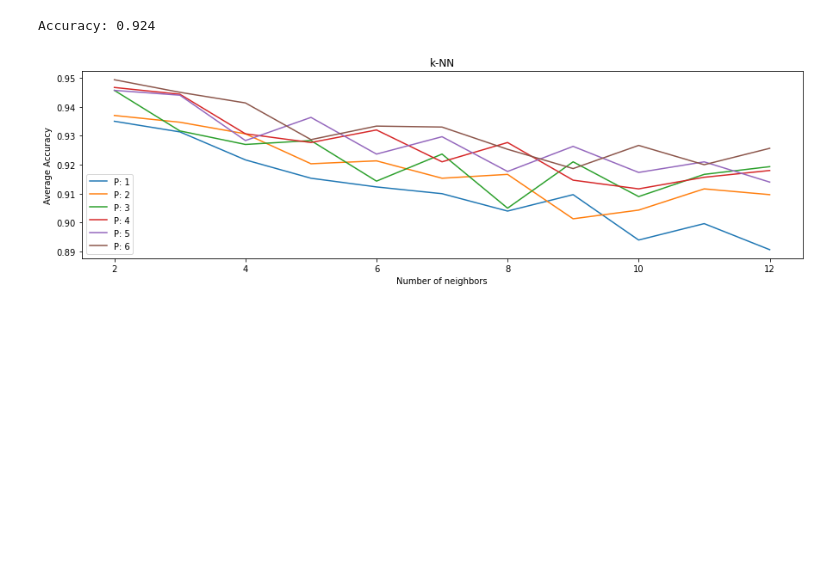
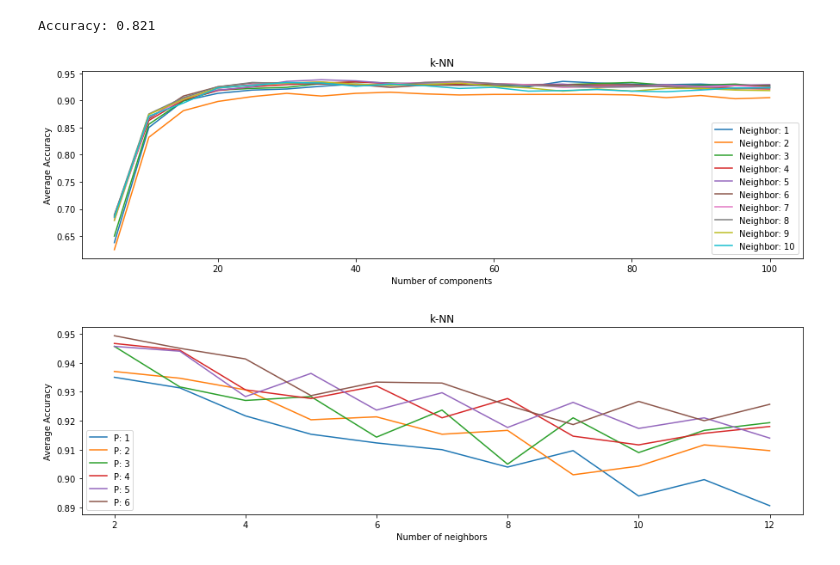
Before and after one commit to TbabmBarry/SLT-assignments, a Jupyter notebook: assignment-1/knn_demo.ipynb, the cells around one changed output. Cells and saved outputs as stored; diff of their text form; code cells hidden in the pictures; blank space fills up the shorter version.

```diff
--- a/assignment-1/knn_demo.ipynb
+++ b/assignment-1/knn_demo.ipynb
@@ -89,10 +84,38 @@ test_small = np.genfromtxt('datasets/MNIST_test_small.csv', delimiter=',')
+# %%
+X_train_normed = min_max_scaler(train_small[:,1:])
+X_test_normed = min_max_scaler(test_small[:,1:])
+# %%
+pca = PCA(n_components=100)
+X_train_pca = pca.fit_transform(X_train_normed)
+X_test_pca = pca.transform(X_test_normed)
 # %%
-KNN = KNearestKneighbors(3, 3)
+KNN = KNearestKneighbors(5, 2, 7)
 KNN.train(train_small[:,1:], train_small[:,0])
 y_pred = KNN.predict(test_small[:,1:])
 print(f"Accuracy: {sum(y_pred==test_small[:,0])/test_small[:,0].shape[0]}")
 # %% [output]
-Accuracy: 0.924
+Accuracy: 0.821
+# %%
+n_components = np.linspace(5,100,20, dtype='int')
+k_neighbors = np.linspace(1,10,10, dtype='int')
+# %%
+# plot the change in the average accuracy according to k
+plt.figure(figsize = (15, 4))
+plt.title("k-NN")
+plt.xlabel("Number of components")
+plt.ylabel("Average Accuracy")
+for k in k_neighbors:
+    knn = []
+    for n_component in n_components:
+        KNN = KNearestKneighbors(k, 2)
+        KNN.train(X_train_pca[:,:n_component], train_small[:,0])
+        y_pred = KNN.predict(X_test_pca[:,:n_component])
+        knn.append(sum(y_pred==test_small[:,0])/test_small[:,0].shape[0])
+    plt.plot(n_components, knn, label=f'Neighbor: {k}')
+plt.legend()
+plt.show()
+# %% [output]
+[figure, added]
 # %%
 random.seed(1)
 # plot the change in the average accuracy according to k
```
Also changed, not shown: parts of 3 cells of this notebook.
